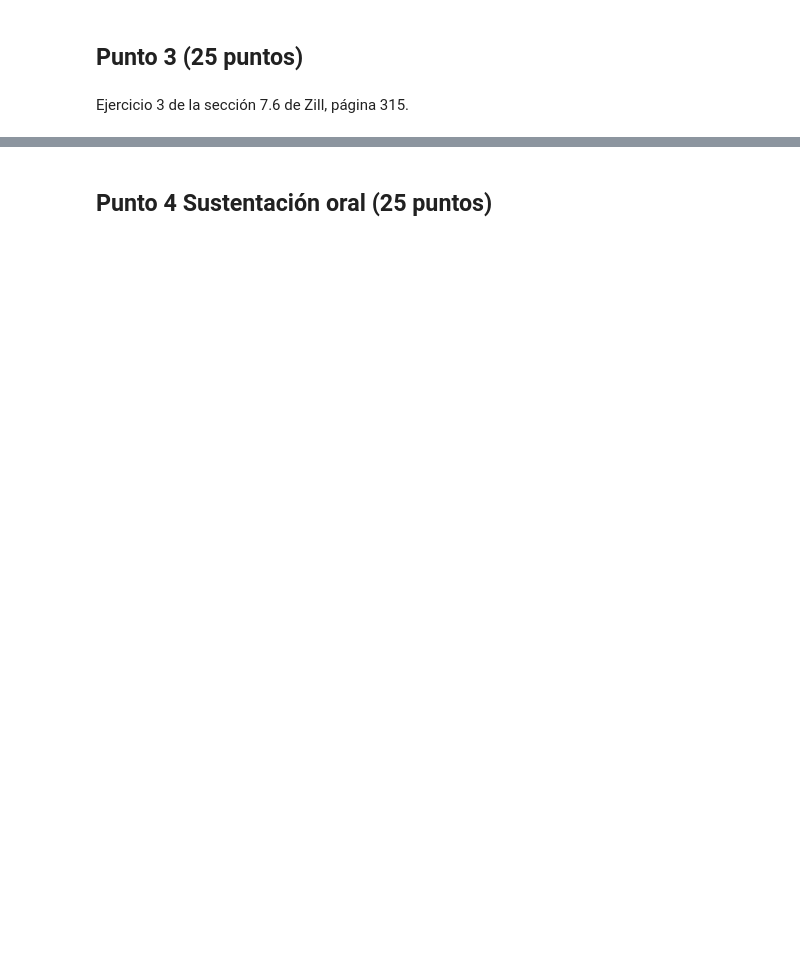
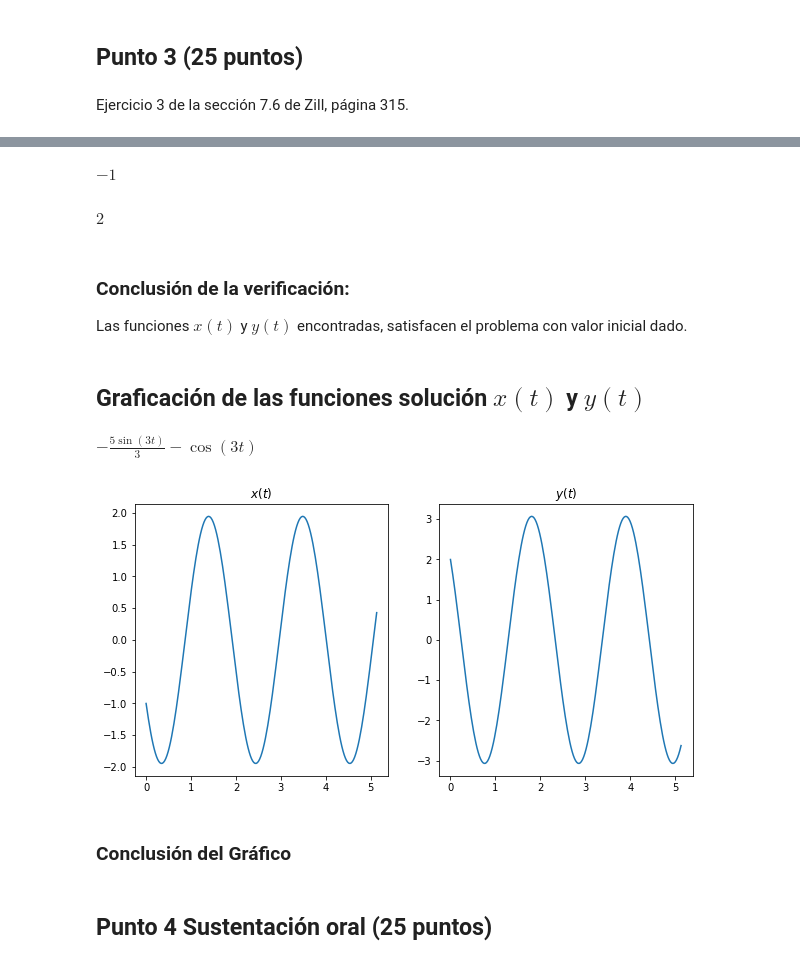
Before and after one commit to marco-canas/edo, a Jupyter notebook: banco_preguntas/parcial_4/parcial_4_4.ipynb, the cells around one changed output, grey strips where cells are left out. Saved outputs shown, nothing was run; the diff lists cells and outputs as text; code cells hidden in the pictures; blank space fills up the shorter version.

```diff
--- a/banco_preguntas/parcial_4/parcial_4_4.ipynb
+++ b/banco_preguntas/parcial_4/parcial_4_4.ipynb
@@ -82,2 +202,48 @@ Ejercicio 3 de la sección 7.6 de Zill, página 315.
+# %%
+x_.subs({t:0})
+# %% [output]
+$\displaystyle -1$
+# %%
+y_.subs({t:0})
+# %% [output]
+$\displaystyle 2$
+# %% [markdown]
+### Conclusión de la verificación:
+
+Las funciones $x(t)$ y $y(t)$ encontradas, satisfacen el problema con valor inicial dado.
+# %% [markdown]
+## Graficación de las funciones solución $x(t)$ y $y(t)$
+# %%
+x_
+# %% [output]
+$\displaystyle - \frac{5 \sin{\left(3 t \right)}}{3} - \cos{\left(3 t \right)}$
+# %%
+import numpy as np
+from matplotlib import pyplot
+
+fig = plt.figure(figsize = (10,5))
+
+ax1 = fig.add_subplot(121)
+ax2 = fig.add_subplot(122)
+
+t = np.linspace(0,5.13,200)
+
+x_t = -5*np.sin(3*t)/3 - np.cos(3*t)
+y_t = -7*np.sin(3*t)/3 + 2*np.cos(3*t)
+
+ax1.plot(t,x_t)
+ax1.set(title = '$x(t)$')
+
+
+ax2.plot(t,y_t)
+ax2.set(title = '$y(t)$')
+
+plt.savefig('solu_sistema_parcial_4_4.jpg')
+
+plt.show()
+# %% [output]
+[figure, added]
+# %% [markdown]
+### Conclusión del Gráfico
 # %% [markdown]
 ## Punto 4 Sustentación oral (25 puntos)
```
Also changed, not shown: parts of 24 cells of this notebook, 2 other files.
